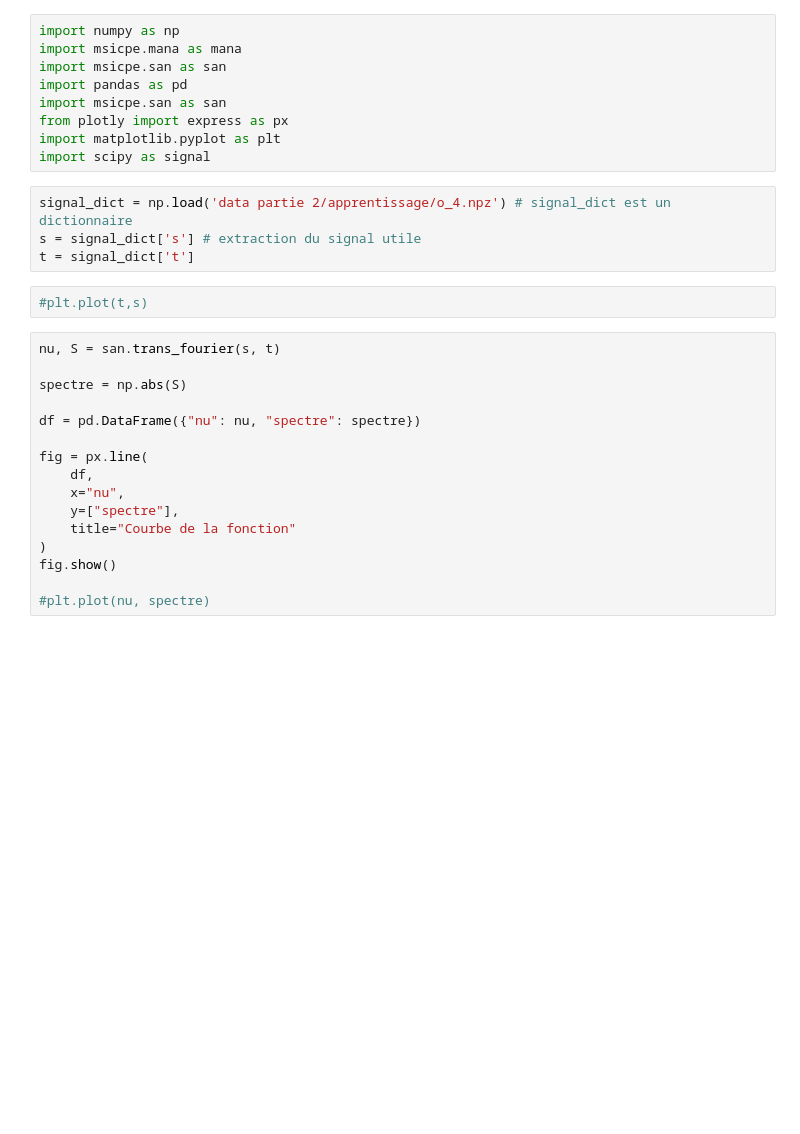
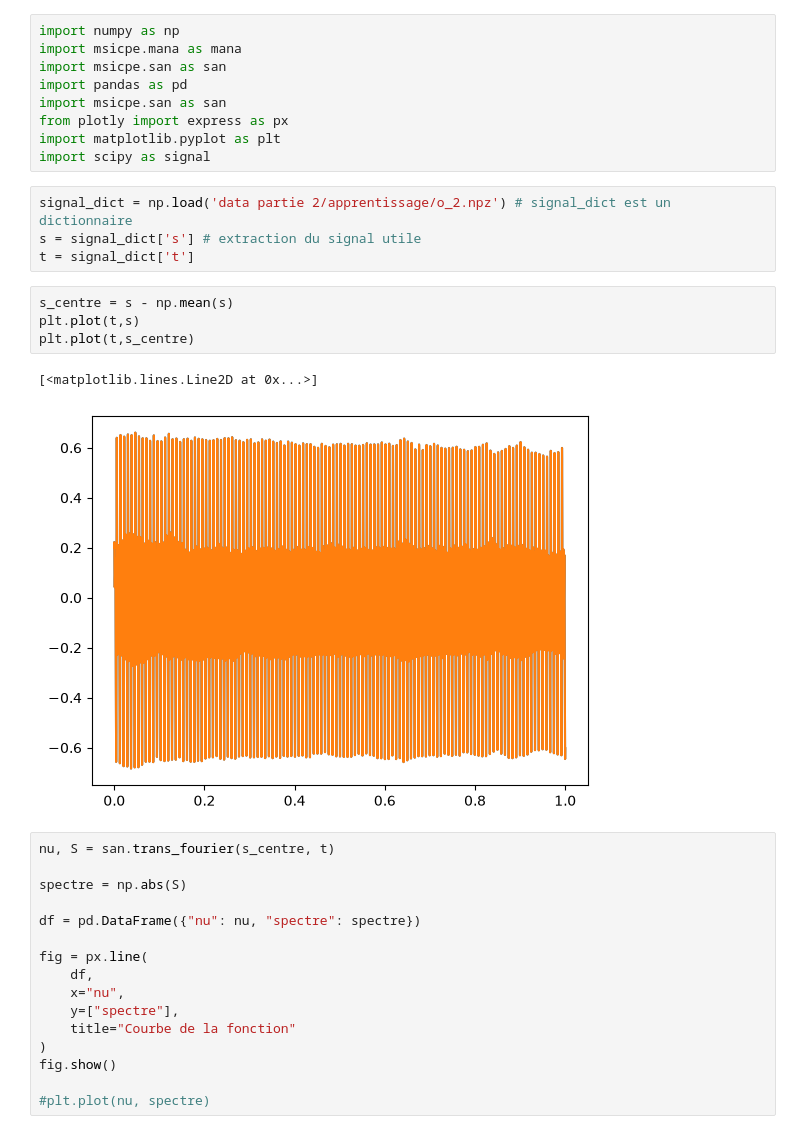
Before and after one commit to Adell-T/Projet-detection-voyelles, a Jupyter notebook: voyelle.ipynb, the cells around one changed output. Cells and saved outputs as stored; diff of their text form; blank space fills up the shorter version.

```diff
--- a/voyelle.ipynb
+++ b/voyelle.ipynb
@@ -10,13 +10,18 @@ from plotly import express as px
 import matplotlib.pyplot as plt
 import scipy as signal
 # %%
-signal_dict = np.load('data partie 2/apprentissage/o_4.npz') # signal_dict est un dictionnaire
+signal_dict = np.load('data partie 2/apprentissage/o_2.npz') # signal_dict est un dictionnaire
 s = signal_dict['s'] # extraction du signal utile
 t = signal_dict['t']
 # %%
-#plt.plot(t,s)
+s_centre = s - np.mean(s)
+plt.plot(t,s)
+plt.plot(t,s_centre)
+# %% [output]
+[<matplotlib.lines.Line2D at 0x...>]
+[figure, added]
 # %%
-nu, S = san.trans_fourier(s, t)
+nu, S = san.trans_fourier(s_centre, t)
 
 spectre = np.abs(S)
 
```
Also changed, not shown: parts of 4 cells of this notebook, 2 other files.
